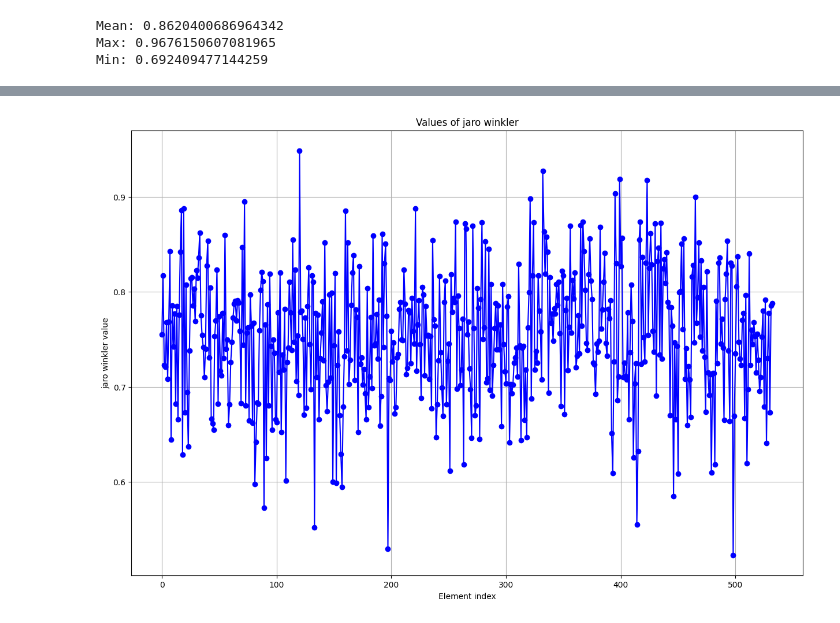
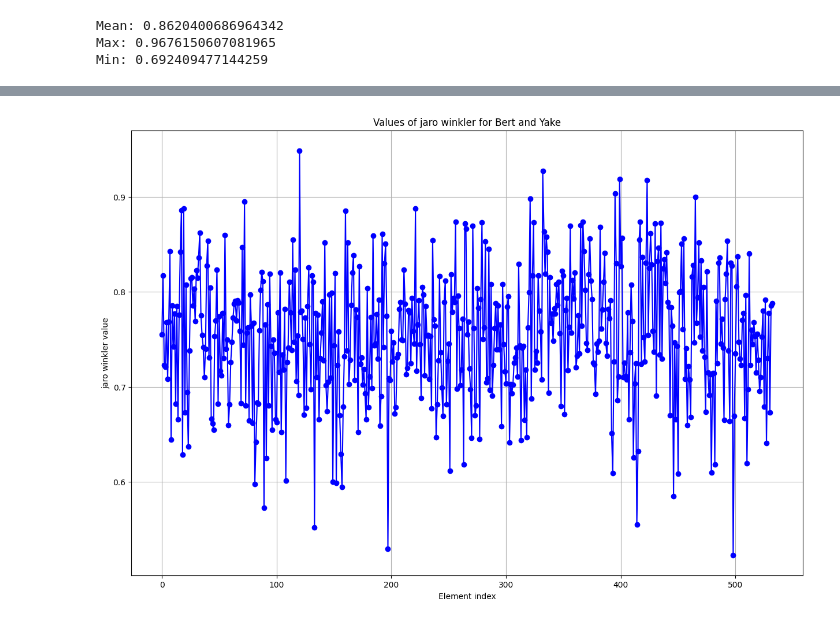
Before and after one commit to Mateusz-Wojciechowski/keyword-extraction, a Jupyter notebook: data_playground.ipynb, the cells around one changed output, grey strips where cells are left out. Saved outputs shown, nothing was run; the diff lists cells and outputs as text; code cells hidden in the pictures.

```diff
--- a/data_playground.ipynb
+++ b/data_playground.ipynb
@@ -151 +145,5 @@ results_jaro, results_levenshtein = calculate_metrics(bert_keywords, yake_keywor
+# %%
+results_jaro_bert_yake, results_levenshtein_bert_yake = calculate_metrics(bert_keywords, yake_keywords, 10)
+results_jaro_bert_textrank, results_levenshtein_bert_textrank = calculate_metrics(bert_keywords, textrank_keywords, 10)
+results_jaro_yake_textrank, results_levenshtein_yake_textrank = calculate_metrics(yake_keywords, textrank_keywords, 10)
 # %%
@@ -190,10 +190,10 @@ cosine_similarity_results = calculate_cosine_similarity(bert_data, yake_data, 10
 # %%
-def generate_metric_plot(metric_results, metric_name):
+def generate_metric_plot(metric_results, metric_name, algo_name1, algo_name2):
     indexes = list(range(len(metric_results)))
 
     plt.figure(figsize=(15, 10))
     plt.plot(indexes, metric_results, marker='o', linestyle='-', color='b')
-    plt.title(f'Values of {metric_name}')
+    plt.title(f'Values of {metric_name} for {algo_name1} and {algo_name2}')
     plt.xlabel('Element index')
     plt.ylabel(f'{metric_name} value')
     plt.grid(True)
@@ -219,7 +227,7 @@ Min: 0.692409477144259
 # %%
-generate_metric_plot(results_jaro, 'jaro winkler')
+generate_metric_plot(results_jaro_bert_yake, 'jaro winkler', 'Bert', 'Yake')
 # %% [output]
-[figure, old version]
+[figure, new version]
 # %%
 print(f"Mean: {mean(results_jaro)}")
 print(f"Max: {max(results_jaro)}")
```
Also changed, not shown: parts of 21 cells of this notebook.
